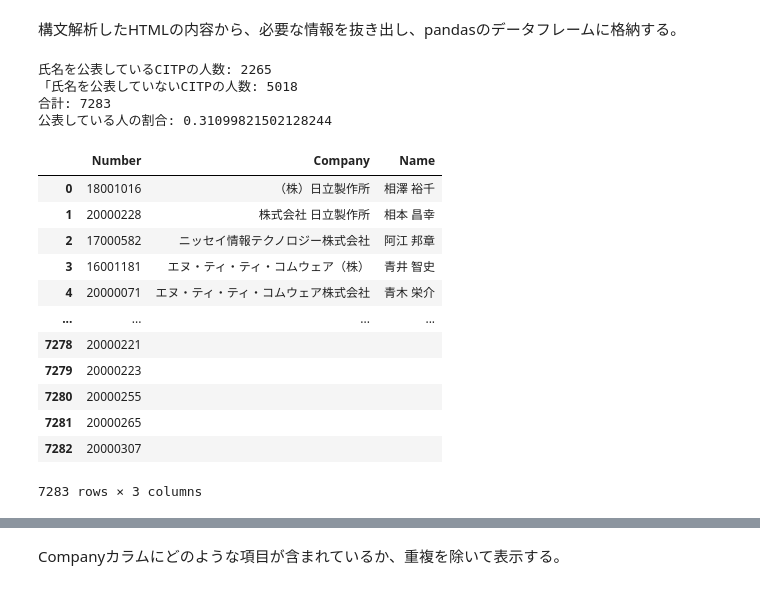
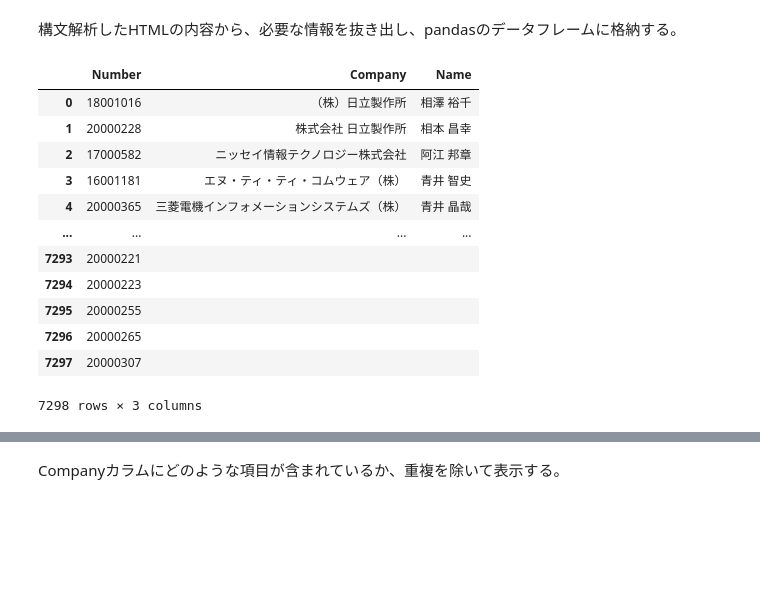
Before and after one commit to dgakane/citp-report2021, a Jupyter notebook: analyze-citp-holder.ipynb, the cells around one changed output, grey strips where cells are left out. Drawn from its saved outputs; the diff is of its cells as text; code cells hidden in the pictures; blank space fills up the shorter version.

```diff
--- a/analyze-citp-holder.ipynb
+++ b/analyze-citp-holder.ipynb
@@ -21,43 +25,35 @@ soup = BeautifulSoup(r.text, 'html.parser')
 # %% [markdown]
 構文解析したHTMLの内容から、必要な情報を抜き出し、pandasのデータフレームに格納する。
 # %%
-df = pd.DataFrame(columns=["Number", "Company", "Name"])
-named = 0
+df = pd.DataFrame( columns=["Number", "Company", "Name"] )
 for i in soup.select("ul.citplist li"):
     tmp = i.get("title").split("/")
     number = tmp[1]
     company = tmp[0]
-    df = df.append({"Number": number, "Company": company, "Name": i.text}, ignore_index=True)
-    named += 1
-print("氏名を公表しているCITPの人数: {}".format(named))
+    df = df.append({"Number": number,"Company": company, "Name": i.text},ignore_index=True)
+
 # 「氏名の公開を希望しない認定情報技術者の認定番号」以降の番号を取得する
 only_number_div = soup.find('div', attrs={'style': 'width : 550px;'})
-unnamed = 0
-pattern = re.compile('[0-9]{8}') # 8桁の数字でできた文字列にマッチするパターン
+
+# 8桁の数字でできた文字列にマッチするパターン
+pattern = re.compile('[0-9]{8}')
+
 for l in only_number_div.get_text().split("\r\n"):
     if pattern.match(l):
         # 会社名と氏名は空としてdfに追加しておく
-        df = df.append({"Number": l, "Company": "", "Name": ""}, ignore_index=True)
-        unnamed += 1
-print("「氏名を公表していないCITPの人数: {}".format(unnamed))
-print("合計: {}".format(named + unnamed))
-print("公表している人の割合: {}".format(named/(named+unnamed)))
+        df = df.append({"Number": l, "Company": "", "Name": ""},ignore_index=True)
 df
 # %% [output]
+|  | Number | Company | Name |
+| 0 | 18001016 | （株）日立製作所 | 相澤 裕千 |
+| 1 | 20000228 | 株式会社 日立製作所 | 相本 昌幸 |
+| 2 | 17000582 | ニッセイ情報テクノロジー株式会社 | 阿江 邦章 |
+| 3 | 16001181 | エヌ・ティ・ティ・コムウェア（株） | 青井 智史 |
+| 4 | 20000365 | 三菱電機インフォメーションシステムズ（株） | 青井 晶哉 |
+| ... | ... | ... | ... |
+| 7293 | 20000221 |  |  |
+| 7294 | 20000223 |  |  |
+| 7295 | 20000255 |  |  |
+| 7296 | 20000265 |  |  |
+| 7297 | 20000307 |  |  |
-氏名を公表しているCITPの人数: 2265
-「氏名を公表していないCITPの人数: 5018
-合計: 7283
-公表している人の割合: 0.31099821502128244
+7298 rows × 3 columns
-|  | Number | Company | Name |
-| 0 | 18001016 | （株）日立製作所 | 相澤 裕千 |
-| 1 | 20000228 | 株式会社 日立製作所 | 相本 昌幸 |
-| 2 | 17000582 | ニッセイ情報テクノロジー株式会社 | 阿江 邦章 |
-| 3 | 16001181 | エヌ・ティ・ティ・コムウェア（株） | 青井 智史 |
-| 4 | 20000071 | エヌ・ティ・ティ・コムウェア株式会社 | 青木 栄介 |
-| ... | ... | ... | ... |
-| 7278 | 20000221 |  |  |
-| 7279 | 20000223 |  |  |
-| 7280 | 20000255 |  |  |
-| 7281 | 20000265 |  |  |
-| 7282 | 20000307 |  |  |
-7283 rows × 3 columns
```
Also changed, not shown: parts of 28 cells of this notebook.
